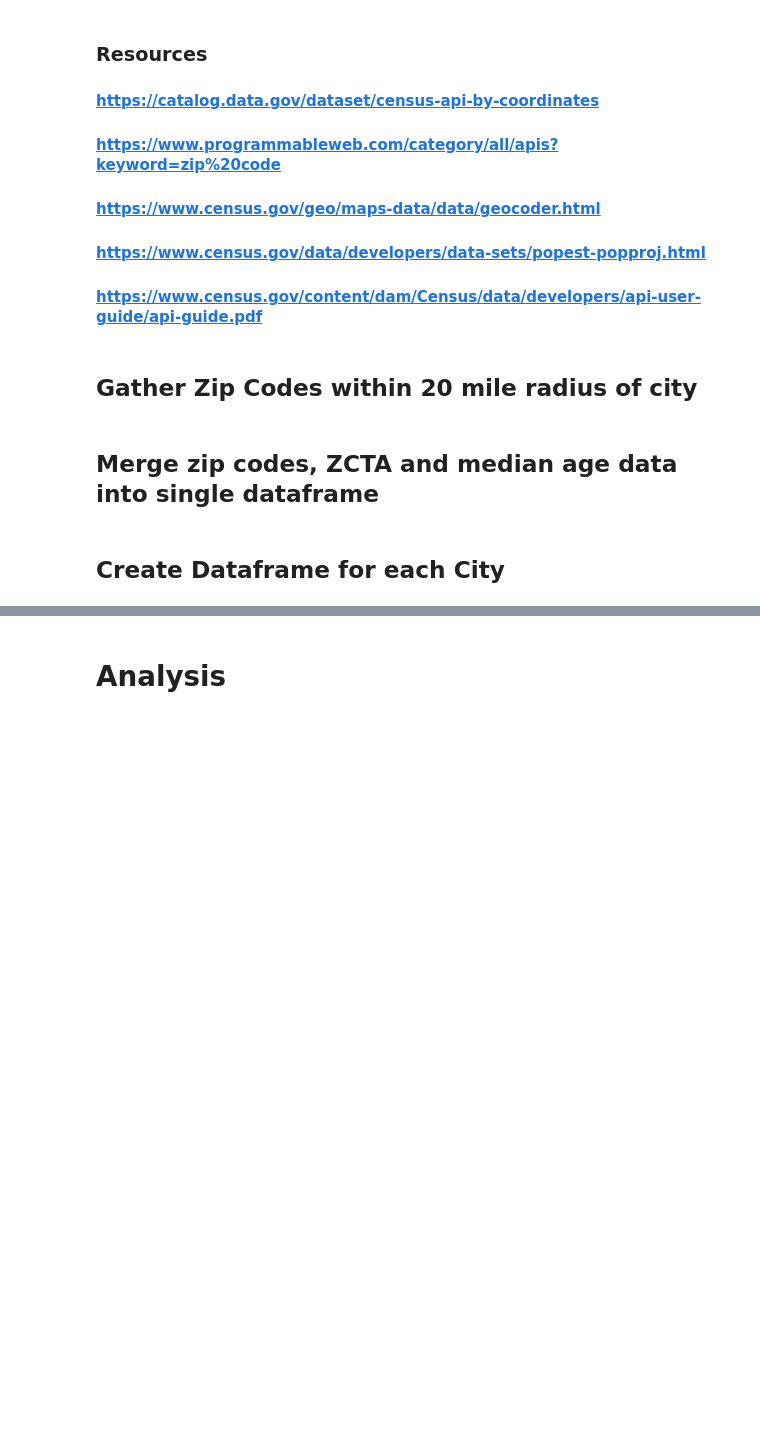
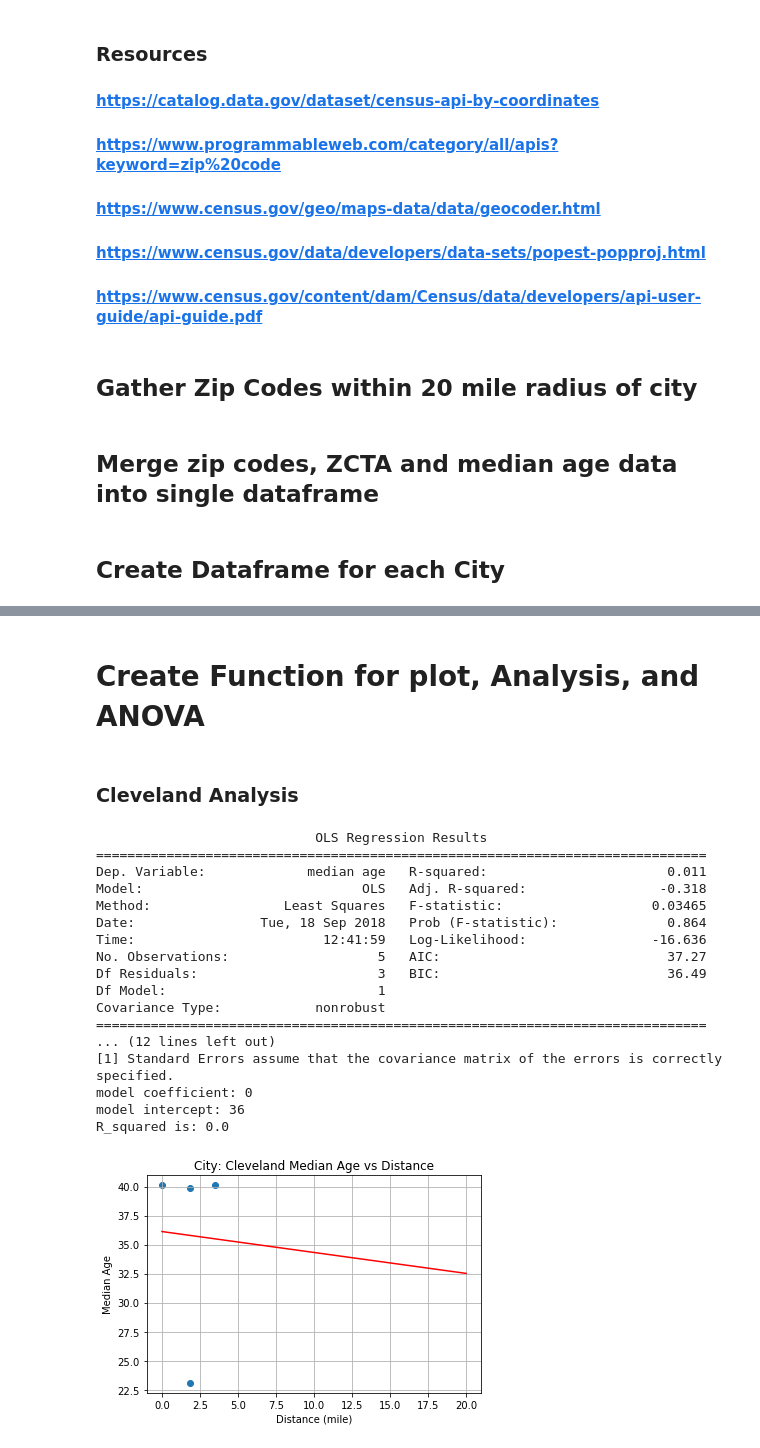
Before and after one commit to Gomesm450/Project-1, a Jupyter notebook: City_Age_code.ipynb, the cells around one changed output, grey strips where cells are left out. Cells and saved outputs as stored; diff of their text form; code cells hidden in the pictures; blank space fills up the shorter version.

```diff
--- a/City_Age_code.ipynb
+++ b/City_Age_code.ipynb
@@ -140,0 +155,2 @@ la_df = city_age("LA")
+# %% [markdown]
+# Create Function for plot, Analysis, and ANOVA
@@ -141,2 +239,24 @@ la_df = city_age("LA")
 # %% [markdown]
-# Analysis
+### Cleveland Analysis
+# %%
+ANOVA(cle_df,degree=1)
+Regression(cle_df)
+# %% [output]
+                            OLS Regression Results
+==============================================================================
+Dep. Variable:             median age   R-squared:                       0.011
+Model:                            OLS   Adj. R-squared:                 -0.318
+Method:                 Least Squares   F-statistic:                   0.03465
+Date:                Tue, 18 Sep 2018   Prob (F-statistic):              0.864
+Time:                        12:41:59   Log-Likelihood:                -16.636
+No. Observations:                   5   AIC:                             37.27
+Df Residuals:                       3   BIC:                             36.49
+Df Model:                           1
+Covariance Type:            nonrobust
+==============================================================================
+... (12 lines left out)
+[1] Standard Errors assume that the covariance matrix of the errors is correctly specified.
+model coefficient: 0
+model intercept: 36
+R_squared is: 0.0
+[figure, added]
```
Also changed, not shown: parts of 11 cells of this notebook.
